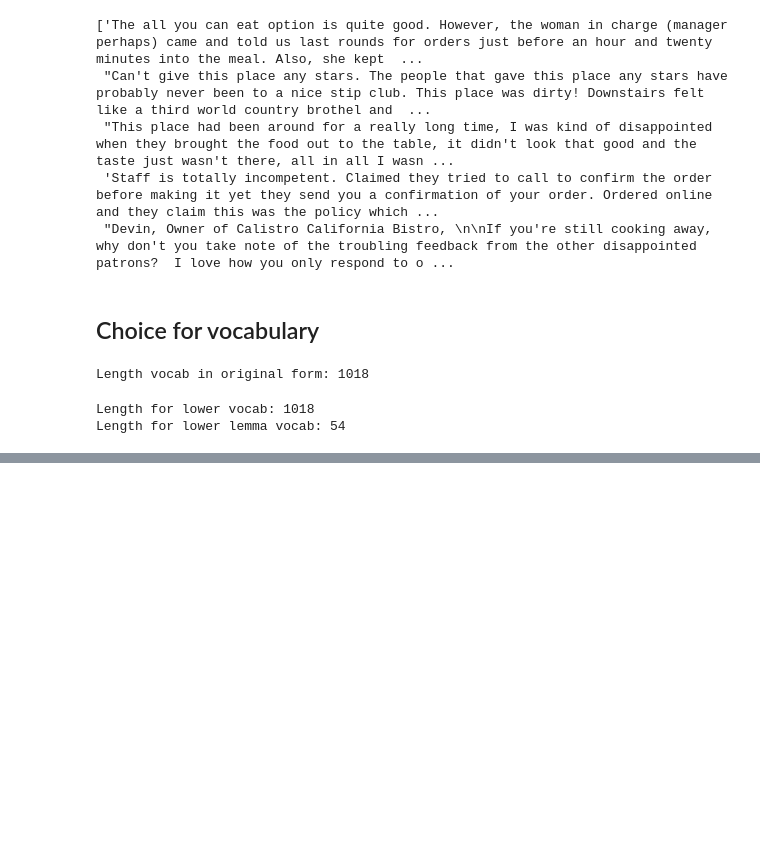
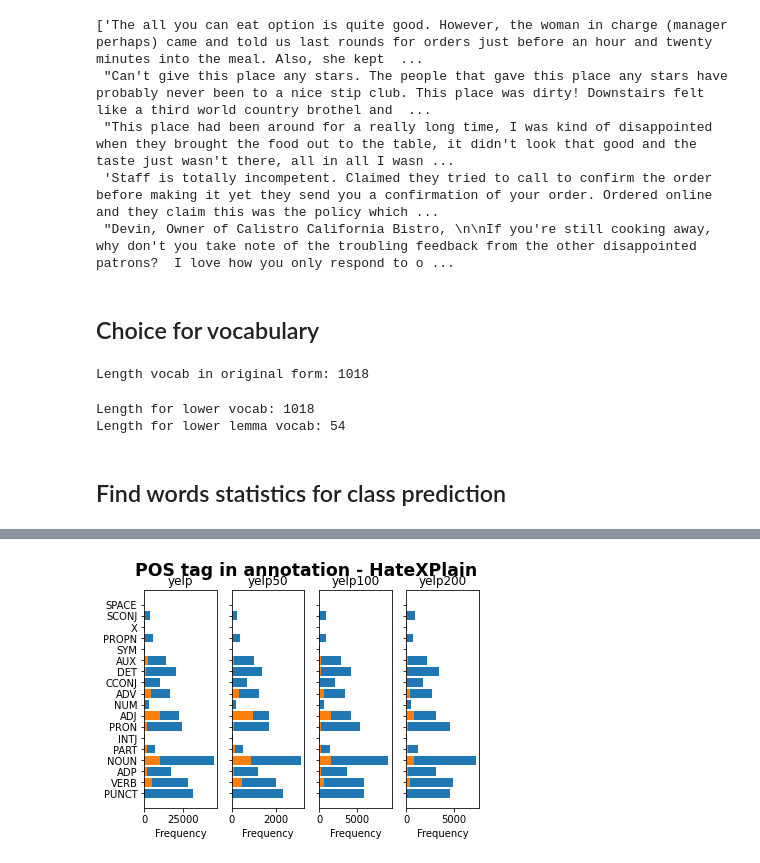
Before and after one commit to Kihansi95/ExplanationPairSentencesTasks, a Jupyter notebook: notebooks/2022-07-29 YelpHat.ipynb, the cells around one changed output, grey strips where cells are left out. Drawn from its saved outputs; the diff is of its cells as text; code cells hidden in the pictures; blank space fills up the shorter version.

```diff
--- a/notebooks/2022-07-29 YelpHat.ipynb
+++ b/notebooks/2022-07-29 YelpHat.ipynb
@@ -443,3 +443,79 @@ print('Length for lower lemma vocab:',len(lemma_vocab))
 Length vocab in original form: 1018
 Length for lower vocab: 1018
 Length for lower lemma vocab: 54
+# %% [markdown]
+## Find words statistics for class prediction
+# %%
+from data.yelp_hat.spacy_pretok_dataset import SpacyPretokenizeYelpHat
+from tqdm.notebook import tqdm
+import spacy
+from spacy.tokens import Doc
+
+cnt = dict()
+SPLIT = ['yelp', 'yelp50', 'yelp100', 'yelp200']
+
+spacy_model = spacy.load('en_core_web_sm')
+
+for split in SPLIT:
+
+    # Load dataset
+    dataset = SpacyPretokenizeYelpHat(root=dataset_path, split=split, spacy_model=spacy_model, lemma=True, lower=True)
+    tokens = dataset.data['text_tokens']
+    rationale = dataset.data['ham']
+
+    # Add punctuation to separate sentences
+    for i in range(len(tokens)):
+        tokens[i].append('.')
+        rationale[i].append(0)
+
+    flatten_token = [tk for sent in tokens for tk in sent]
+    flatten_rationale = [r for sent in rationale for r in sent]
+
+    nlp = spacy.load('en_core_web_sm')
+    doc = Doc(nlp.vocab, words=flatten_token)
+    pos = [tk.pos_ for tk in nlp(doc)]
+
+    # Start counting
+    cnt_pos = dict()
+    cnt_tok = dict()
+    cnt_pos_total = dict()
+    cnt_tok_total = dict()
+
+    for p, r, t in tqdm(zip(pos, flatten_rationale, flatten_token), total=len(flatten_rationale), desc=split):
+
+        cnt_pos_total[p] = cnt_pos_total.get(p, 0) +1
+        cnt_tok_total[t] = cnt_tok_total.get(t, 0) +1
+
+        if r > 0:
+            cnt_pos[p] = cnt_pos.get(p, 0) + 1
+            cnt_tok[t] = cnt_tok.get(t, 0) + 1
+
+    cnt[split] = {
+        'pos' : cnt_pos,
+        'tok' : cnt_tok,
+        'pos_total': cnt_pos_total,
+        'tok_total': cnt_tok_total
+    }
+
+import matplotlib.pyplot as plt
+
+plt.rcParams["figure.figsize"] = (10*len(SPLIT),10)
+
+fig, axes = plt.subplots(1, len(SPLIT), sharey=True)
+fig.suptitle('POS tag in annotation - Yelp HAT', fontsize='xx-large', fontweight='black')
+
+for ax, pos_freq, split in zip(axes, cnt.values(), cnt.keys()):
+
+    cnt_pos_total = pos_freq['pos_total']
+    cnt_pos = pos_freq['pos']
+
+    ax.barh(width=cnt_pos_total.values(), y=list(cnt_pos_total.keys()))
+    ax.barh(width=cnt_pos.values(), y=list(cnt_pos.keys()))
+
+    ax.invert_yaxis()
+
+    ax.set_xlabel('Frequency')
+    ax.set_title(split)
+
+plt.savefig(path.join(tmp_path, 'posfreq_yelphat'), dpi=600)
+# %% [output]
@@ -445,0 +524 @@ Length for lower lemma vocab: 54
+[figure, added]
```
Also changed, not shown: parts of 3 cells of this notebook, 23 other files.
